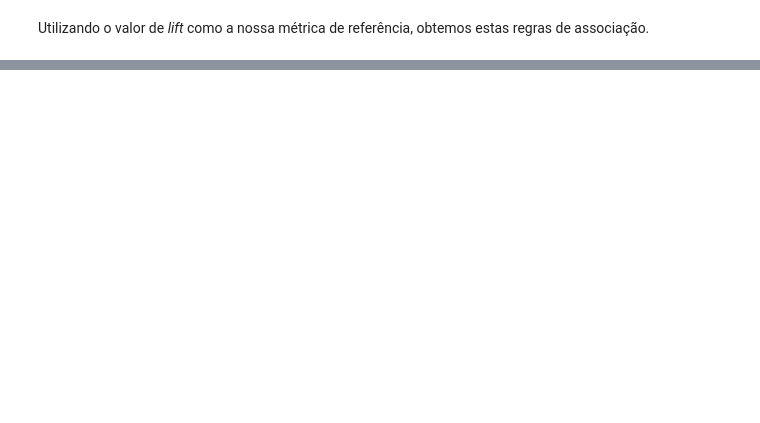
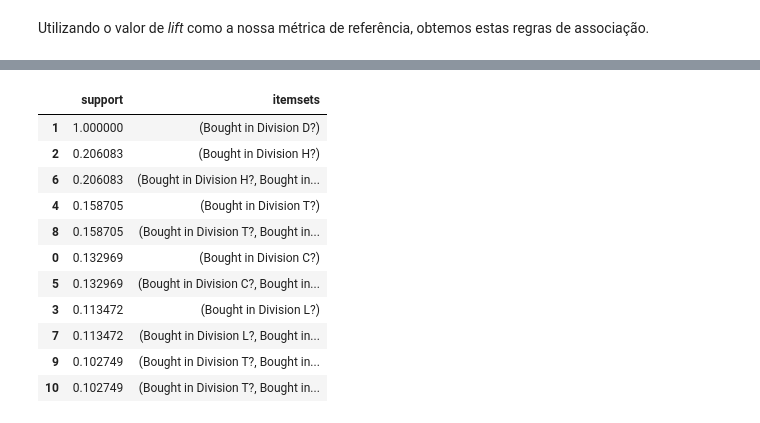
Before and after one commit to j-n-t/PBS-PGBIA, a Jupyter notebook: association.ipynb, the cells around one changed output, grey strips where cells are left out. Saved outputs shown, nothing was run; the diff lists cells and outputs as text; code cells hidden in the pictures; blank space fills up the shorter version.

Commit message:
update association - add apriori

```diff
--- a/association.ipynb
+++ b/association.ipynb
@@ -140,0 +145,17 @@ Utilizando o valor de *lift* como a nossa métrica de referência, obtemos estas
+# %%
+freq_items = apriori(df.iloc[:, 1:10], min_support=0.1, use_colnames=True)
+# %%
+freq_items.sort_values(by='support', ascending=False)
+# %% [output]
+|  | support | itemsets |
+| 1 | 1.000000 | (Bought in Division D?) |
+| 2 | 0.206083 | (Bought in Division H?) |
+| 6 | 0.206083 | (Bought in Division H?, Bought in... |
+| 4 | 0.158705 | (Bought in Division T?) |
+| 8 | 0.158705 | (Bought in Division T?, Bought in... |
+| 0 | 0.132969 | (Bought in Division C?) |
+| 5 | 0.132969 | (Bought in Division C?, Bought in... |
+| 3 | 0.113472 | (Bought in Division L?) |
+| 7 | 0.113472 | (Bought in Division L?, Bought in... |
+| 9 | 0.102749 | (Bought in Division T?, Bought in... |
+| 10 | 0.102749 | (Bought in Division T?, Bought in... |
```
Also changed, not shown: parts of 5 cells of this notebook.
